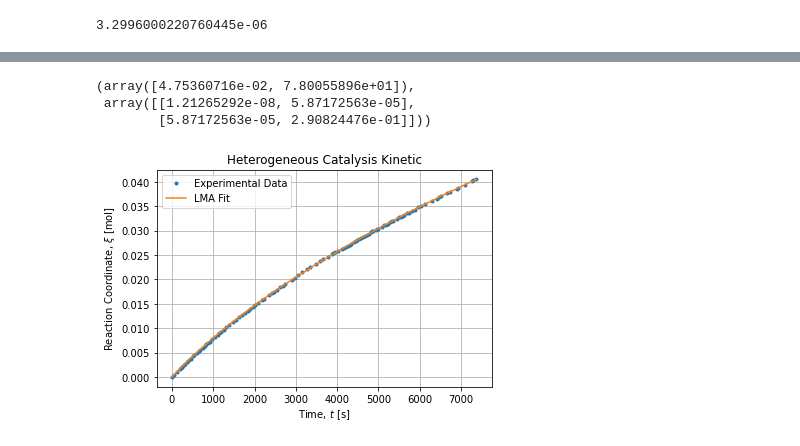
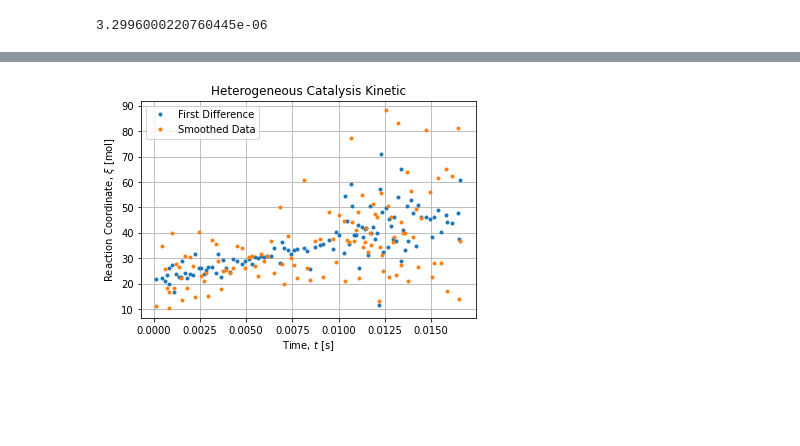
Before and after one commit to jlandercy/cookbook, a Jupyter notebook: python/posts/CatHet.ipynb, the cells around one changed output, grey strips where cells are left out. Drawn from its saved outputs; the diff is of its cells as text; code cells hidden in the pictures; blank space fills up the shorter version.

```diff
--- a/python/posts/CatHet.ipynb
+++ b/python/posts/CatHet.ipynb
@@ -188,7 +154,0 @@ objective = factory(n0, V)
-# %%
-parameters, covariance = optimize.curve_fit(objective, df["xi"], df["t"])
-parameters, covariance
-# %% [output]
-(array([4.75360716e-02, 7.80055896e+01]),
- array([[1.21265292e-08, 5.87172563e-05],
-        [5.87172563e-05, 2.90824476e-01]]))
@@ -197,11 +154,0 @@ that = objective(df["xi"], *parameters)
-# %%
-fig, axe = plt.subplots()
-axe.plot(df["t"], df["xi"], ".", label="Experimental Data")
-axe.plot(that, df["xi"], "-", label="LMA Fit")
-axe.set_title("Heterogeneous Catalysis Kinetic")
-axe.set_xlabel("Time, $t$ $[\mathrm{s}]$")
-axe.set_ylabel(r"Reaction Coordinate, $\xi$ $[\mathrm{mol}]$")
-axe.legend()
-axe.grid()
-# %% [output]
-[figure, removed]
@@ -207,0 +158,11 @@ axe.grid()
+# %%
+fig, axe = plt.subplots()
+axe.plot(df["B/A"], V*df["1/r1"], ".", label="First Difference")
+axe.plot(df["B/A"], V/df["dxisgdt"], ".", label="Smoothed Data")
+axe.set_title("Heterogeneous Catalysis Kinetic")
+axe.set_xlabel("Time, $t$ $[\mathrm{s}]$")
+axe.set_ylabel(r"Reaction Coordinate, $\xi$ $[\mathrm{mol}]$")
+axe.legend()
+axe.grid()
+# %% [output]
+[figure, added]
```
Also changed, not shown: parts of 23 cells of this notebook.
